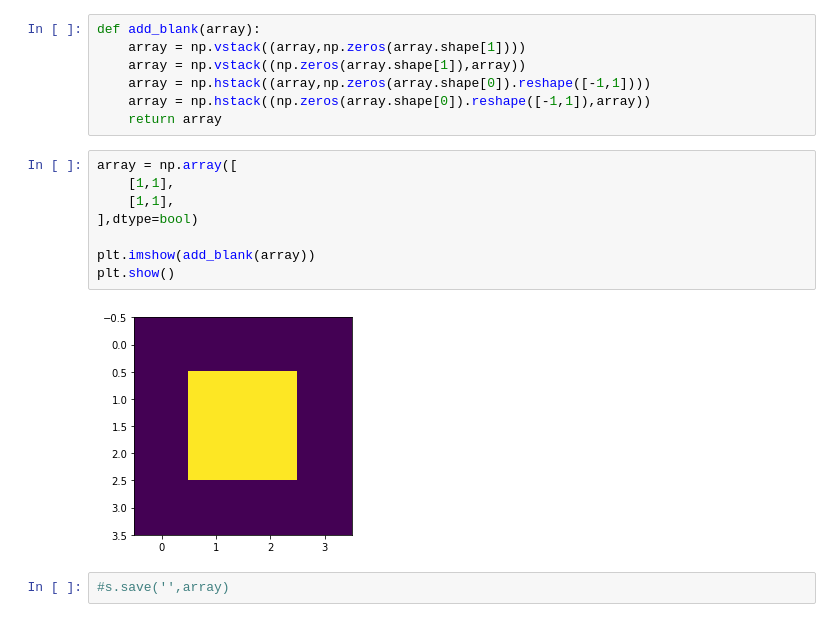
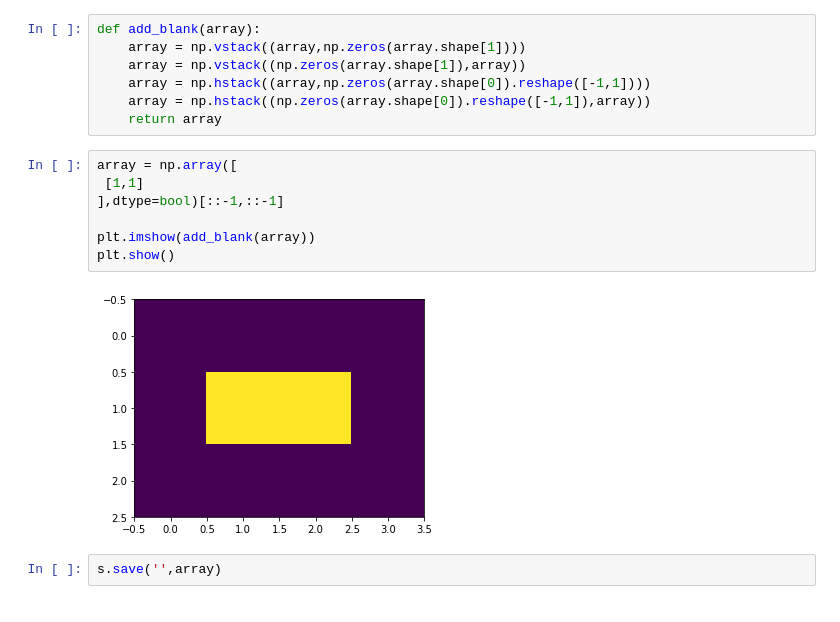
Before and after one commit to yann-ro/conway-game-of-life, a Jupyter notebook: digging.ipynb, the cells around one changed output. Cells and saved outputs as stored; diff of their text form.

```diff
--- a/digging.ipynb
+++ b/digging.ipynb
@@ -75,13 +82,12 @@ def add_blank(array):
     return array
 # %%
 array = np.array([
-    [1,1],
-    [1,1],
-],dtype=bool)
+ [1,1]
+],dtype=bool)[::-1,::-1]
 
 plt.imshow(add_blank(array))
 plt.show()
 # %% [output]
-[figure, old version]
+[figure, new version]
 # %%
-#s.save('',array)
+s.save('',array)
```
Also changed, not shown: parts of 1 cell of this notebook, 9 other files.
